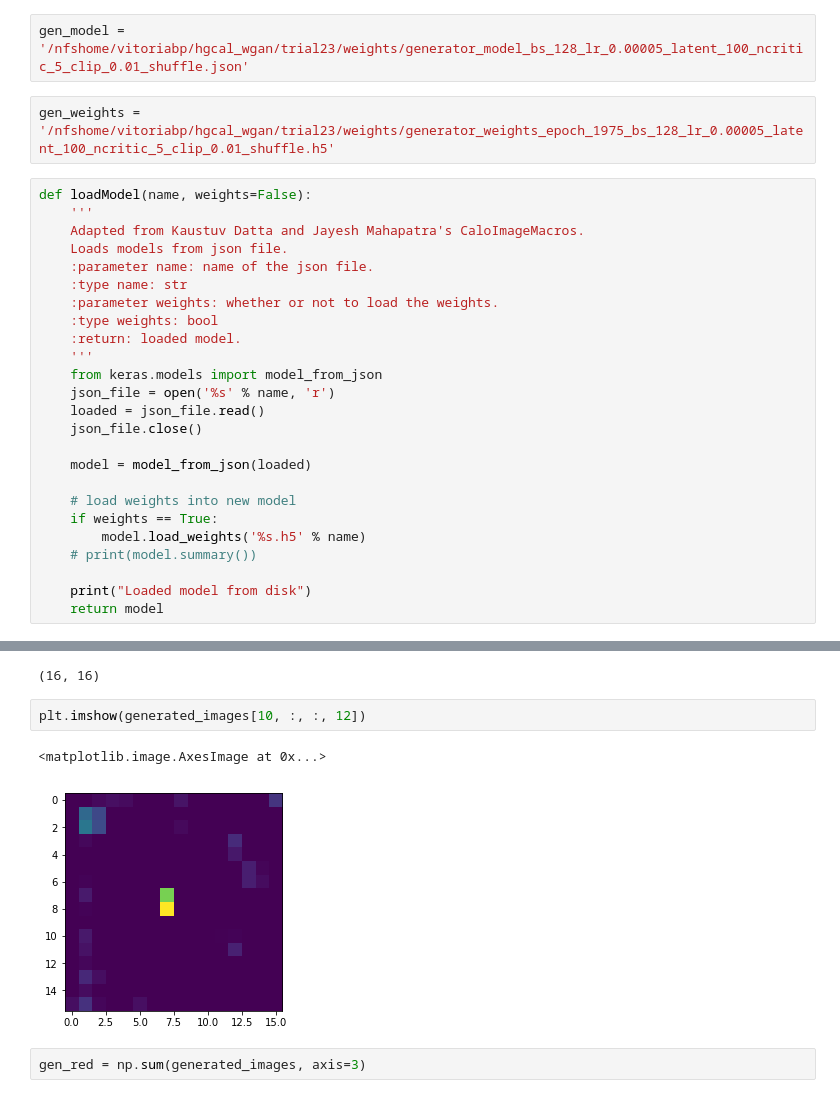
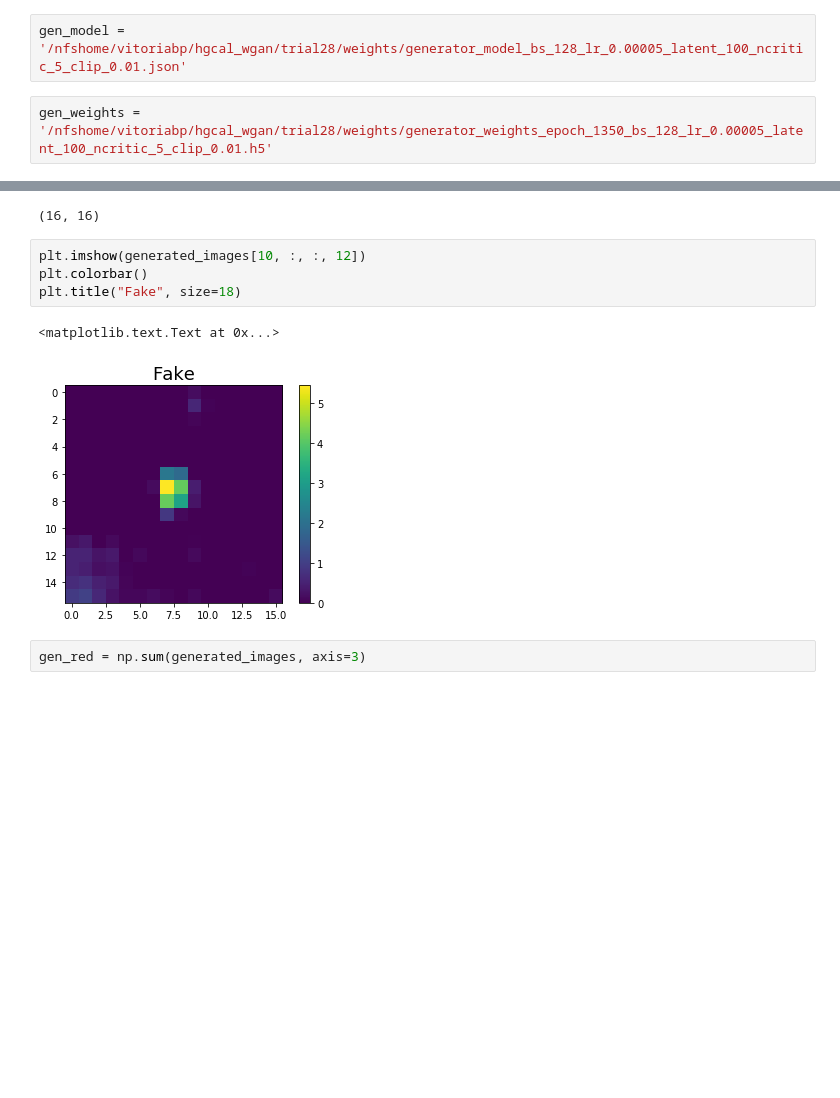
Before and after one commit to vitoriapacela/hgcal_wgan, a Jupyter notebook: plot2d.ipynb, the cells around one changed output, grey strips where cells are left out. Saved outputs shown, nothing was run; the diff lists cells and outputs as text; blank space fills up the shorter version.

```diff
--- a/plot2d.ipynb
+++ b/plot2d.ipynb
@@ -14,31 +16,6 @@ setGPU: Setting GPU to: 0
 # %%
-gen_model = '/nfshome/vitoriabp/hgcal_wgan/trial23/weights/generator_model_bs_128_lr_0.00005_latent_100_ncritic_5_clip_0.01_shuffle.json'
+gen_model = '/nfshome/vitoriabp/hgcal_wgan/trial28/weights/generator_model_bs_128_lr_0.00005_latent_100_ncritic_5_clip_0.01.json'
 # %%
-gen_weights = '/nfshome/vitoriabp/hgcal_wgan/trial23/weights/generator_weights_epoch_1975_bs_128_lr_0.00005_latent_100_ncritic_5_clip_0.01_shuffle.h5'
+gen_weights = '/nfshome/vitoriabp/hgcal_wgan/trial28/weights/generator_weights_epoch_1350_bs_128_lr_0.00005_latent_100_ncritic_5_clip_0.01.h5'
-# %%
-def loadModel(name, weights=False):
-    '''
-    Adapted from Kaustuv Datta and Jayesh Mahapatra's CaloImageMacros.
-    Loads models from json file.
-    :parameter name: name of the json file.
-    :type name: str
-    :parameter weights: whether or not to load the weights.
-    :type weights: bool
-    :return: loaded model.
-    '''
-    from keras.models import model_from_json
-    json_file = open('%s' % name, 'r')
-    loaded = json_file.read()
-    json_file.close()
-
-    model = model_from_json(loaded)
-
-    # load weights into new model
-    if weights == True:
-        model.load_weights('%s.h5' % name)
-    # print(model.summary())
-
-    print("Loaded model from disk")
-    return model
 # %%
 g = loadModel(gen_model)
@@ -78,9 +52,11 @@ generated_images[10, :, :, 12].shape
 (16, 16)
 # %%
 plt.imshow(generated_images[10, :, :, 12])
+plt.colorbar()
+plt.title("Fake", size=18)
 # %% [output]
-<matplotlib.image.AxesImage at 0x...>
+<matplotlib.text.Text at 0x...>
-[figure, old version]
+[figure, new version]
 # %%
 gen_red = np.sum(generated_images, axis=3)
 # %%
```
Also changed, not shown: parts of 7 cells of this notebook, 3 other files.
